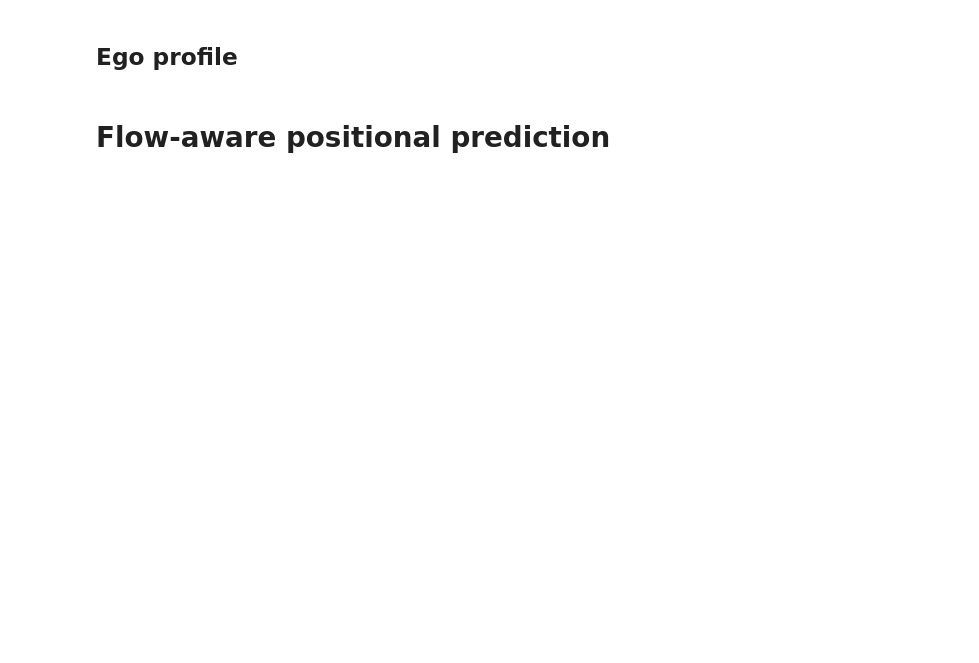
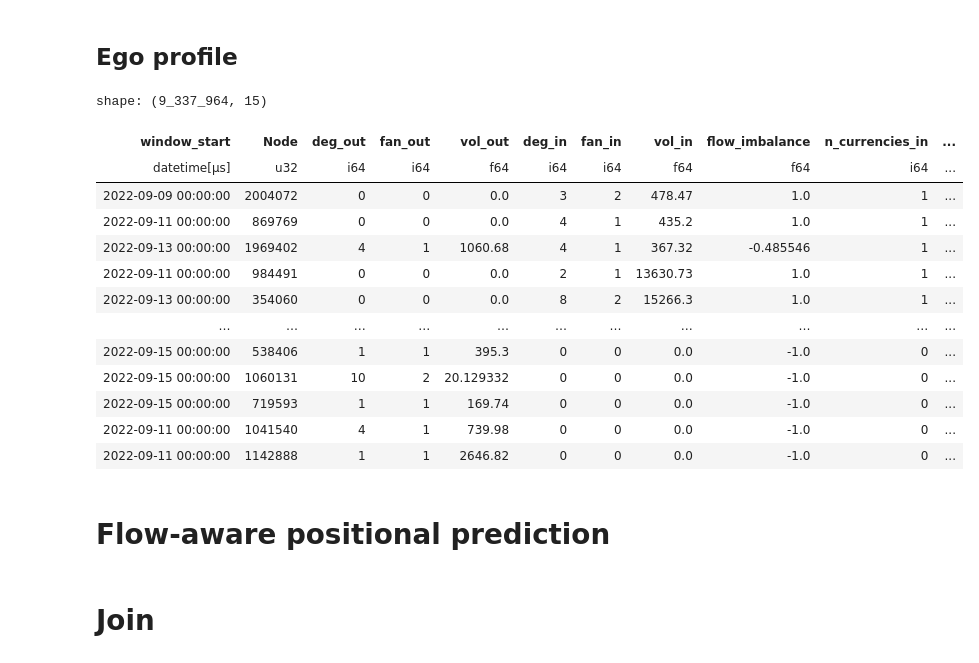
Before and after one commit to ignaciocunado/fin-pse, a Jupyter notebook: etl/transform.ipynb, the cells around one changed output. Saved outputs shown, nothing was run; the diff lists cells and outputs as text; code cells hidden in the pictures; blank space fills up the shorter version.

```diff
--- a/etl/transform.ipynb
+++ b/etl/transform.ipynb
@@ -167,5 +363,22 @@ def compute_ego_profiles(df: DataFrame, every: str, period: str) -> DataFrame:
 # %%
-train_ego_profile = compute_ego_profiles(ssl, '1d', '7d')
+ego_profile = compute_ego_profiles(ssl)
+# %%
+ego_profile
+# %% [output]
+shape: (9_337_964, 15)
+| window_start | Node | deg_out | fan_out | vol_out | deg_in | fan_in | vol_in | flow_imbalance | n_currencies_in | ... |
+| datetime[μs] | u32 | i64 | i64 | f64 | i64 | i64 | f64 | f64 | i64 | ... |
+| 2022-09-09 00:00:00 | 2004072 | 0 | 0 | 0.0 | 3 | 2 | 478.47 | 1.0 | 1 | ... |
+| 2022-09-11 00:00:00 | 869769 | 0 | 0 | 0.0 | 4 | 1 | 435.2 | 1.0 | 1 | ... |
+| 2022-09-13 00:00:00 | 1969402 | 4 | 1 | 1060.68 | 4 | 1 | 367.32 | -0.485546 | 1 | ... |
+| 2022-09-11 00:00:00 | 984491 | 0 | 0 | 0.0 | 2 | 1 | 13630.73 | 1.0 | 1 | ... |
+| 2022-09-13 00:00:00 | 354060 | 0 | 0 | 0.0 | 8 | 2 | 15266.3 | 1.0 | 1 | ... |
+| … | … | … | … | … | … | … | … | … | … | ... |
+| 2022-09-15 00:00:00 | 538406 | 1 | 1 | 395.3 | 0 | 0 | 0.0 | -1.0 | 0 | ... |
+| 2022-09-15 00:00:00 | 1060131 | 10 | 2 | 20.129332 | 0 | 0 | 0.0 | -1.0 | 0 | ... |
+| 2022-09-15 00:00:00 | 719593 | 1 | 1 | 169.74 | 0 | 0 | 0.0 | -1.0 | 0 | ... |
+| 2022-09-11 00:00:00 | 1041540 | 4 | 1 | 739.98 | 0 | 0 | 0.0 | -1.0 | 0 | ... |
+| 2022-09-11 00:00:00 | 1142888 | 1 | 1 | 2646.82 | 0 | 0 | 0.0 | -1.0 | 0 | ... |
 # %% [markdown]
 # Flow-aware positional prediction
 # %%
@@ -175,0 +510,2 @@ train_pos_pred = compute_flow_aware_positional_pred(ssl)
+# %% [markdown]
+# Join
```
Also changed, not shown: parts of 26 cells of this notebook.
